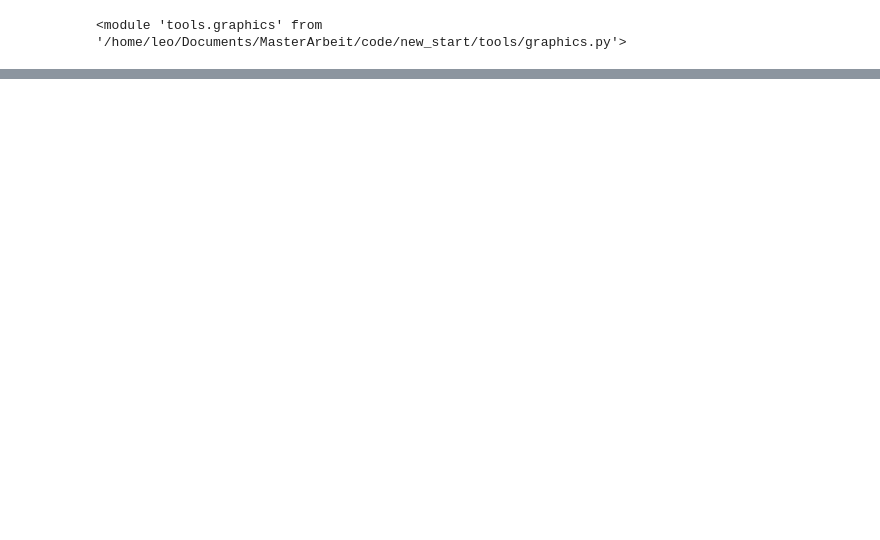
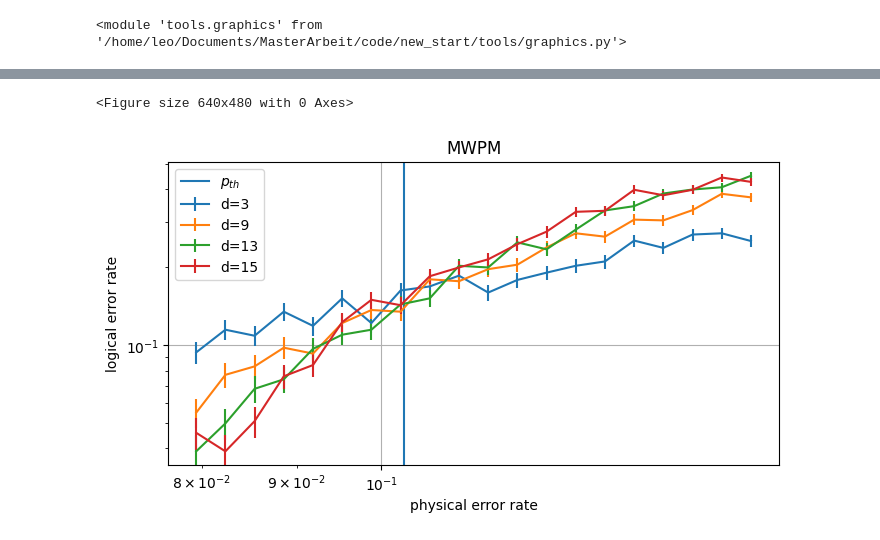
Before and after one commit to leonardlux/MasterArbeit, a Jupyter notebook: code/new_start/results_basic.ipynb, the cells around one changed output, grey strips where cells are left out. Saved outputs shown, nothing was run; the diff lists cells and outputs as text; code cells hidden in the pictures; blank space fills up the shorter version.

```diff
--- a/code/new_start/results_basic.ipynb
+++ b/code/new_start/results_basic.ipynb
@@ -39,3 +78,18 @@ log_error_rates_MWPM, y_errs_MWPM = generate_log_error_rates_diff_p(
+# %%
+
+graphic.plot_diff_noise_level(
+        log_error_rates_MWPM,
+        y_errs_MWPM,
+        distances,
+        noise_set,
+        # fit_slopes = True,
+        # reference_lines = True,
+        title="MWPM",
+        p_th=pc,
+    )
+# %% [output]
+<Figure size 640x480 with 0 Axes>
+[figure, added]
 # %%
 # ML
 count_logical_func = count_logical_errors_ML
```
Also changed, not shown: parts of 7 cells of this notebook, 3 other files.
